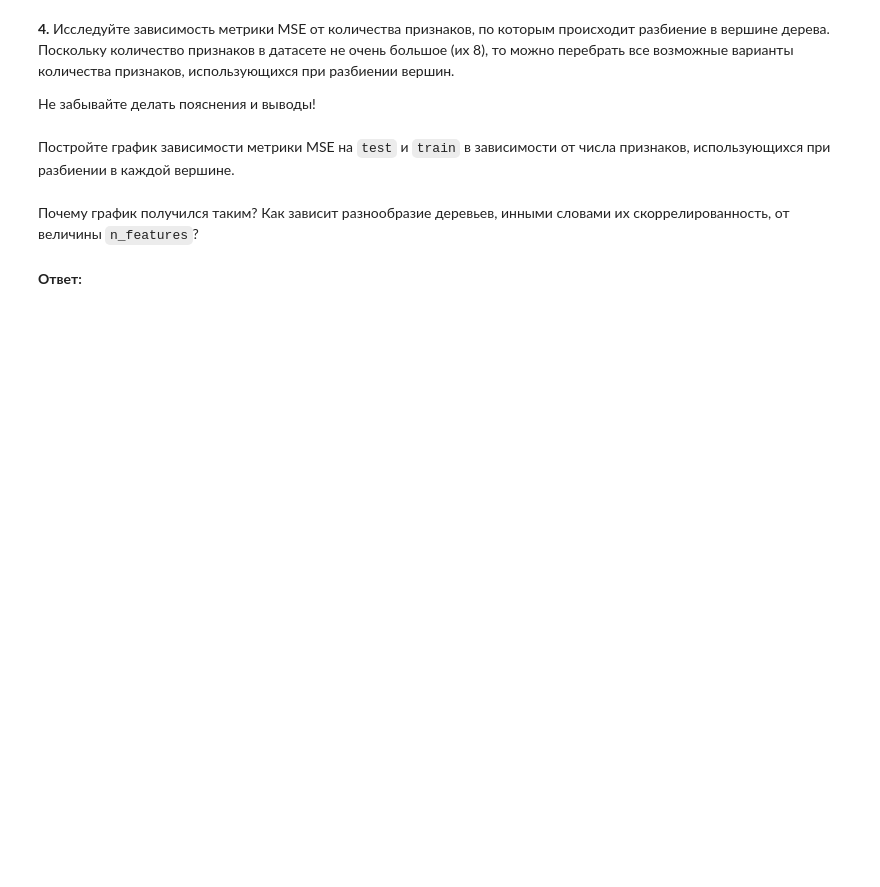
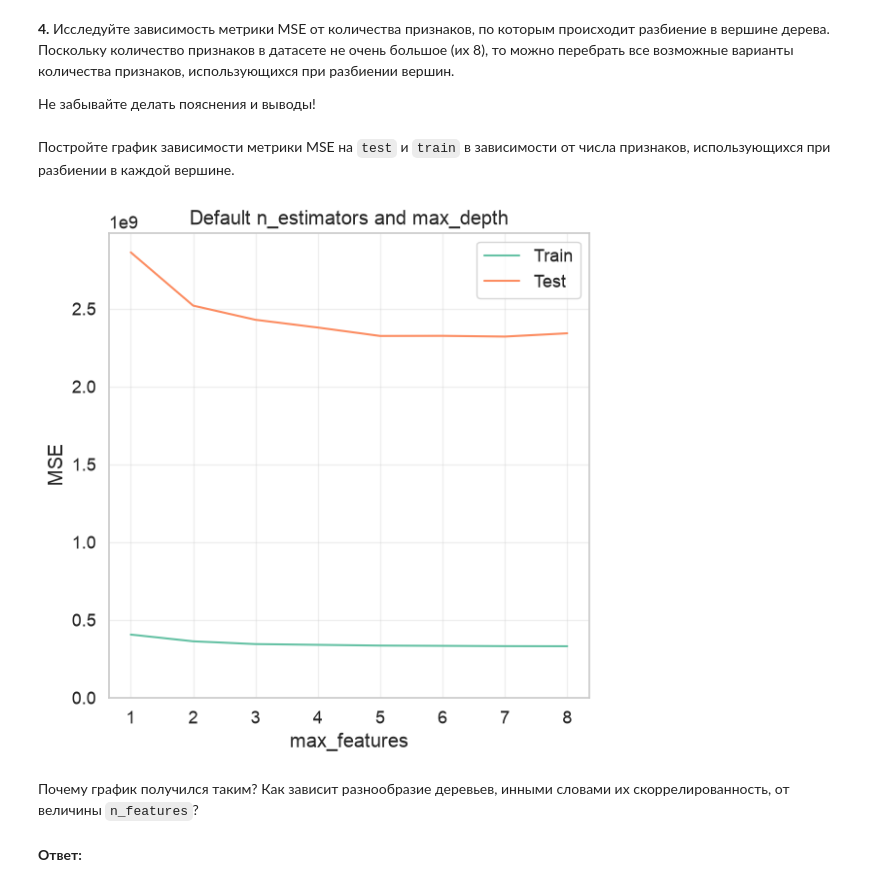
Before and after one commit to rudenkornk/ml_experiments, a Jupyter notebook: src/task_8L.ipynb, the cells around one changed output. Drawn from its saved outputs; the diff is of its cells as text; code cells hidden in the pictures; blank space fills up the shorter version.

```diff
--- a/src/task_8L.ipynb
+++ b/src/task_8L.ipynb
@@ -145,11 +346,42 @@ X_train, X_test, y_train, y_test = ...
 
 Не забывайте делать пояснения и выводы!
 # %%
-...
+max_features_values = range(1, 9)
+
+mse_train_by_max_features = []
+mse_by_max_features = []
+
+for max_features in max_features_values:
+    model = RandomForestRegressor(max_features=max_features)
+    model.fit(X_train, y_train)
+
+    mse_train_by_max_features.append(
+        mean_squared_error(y_train, model.predict(X_train))
+    )
+    mse_by_max_features.append(
+        mean_squared_error(y_test, model.predict(X_test))
+    )
 # %% [markdown]
 Постройте график зависимости метрики MSE на `test` и `train` в зависимости от числа признаков, использующихся при разбиении в каждой вершине.
 # %%
-...
+fig, ax = plt.subplots(figsize=(6, 6))
+
+ax.plot(max_features_values, mse_train_by_max_features, label="Train")
+ax.plot(max_features_values, mse_by_max_features, label="Test")
+ax.set(
+    xlabel="max_features",
+    ylabel="MSE",
+    title="Default n_estimators and max_depth",
+    xticks=list(max_features_values),
+)
+ax.set_ylim(bottom=0)
+ax.grid(alpha=0.3)
+ax.legend()
+
+plt.tight_layout()
+plt.show()
+# %% [output]
+[figure, added]
 # %% [markdown]
 Почему график получился таким? Как зависит разнообразие деревьев, инными словами их скоррелированность, от величины `n_features`?
 # %% [markdown]
```
Also changed, not shown: parts of 38 cells of this notebook, 1 other file.
